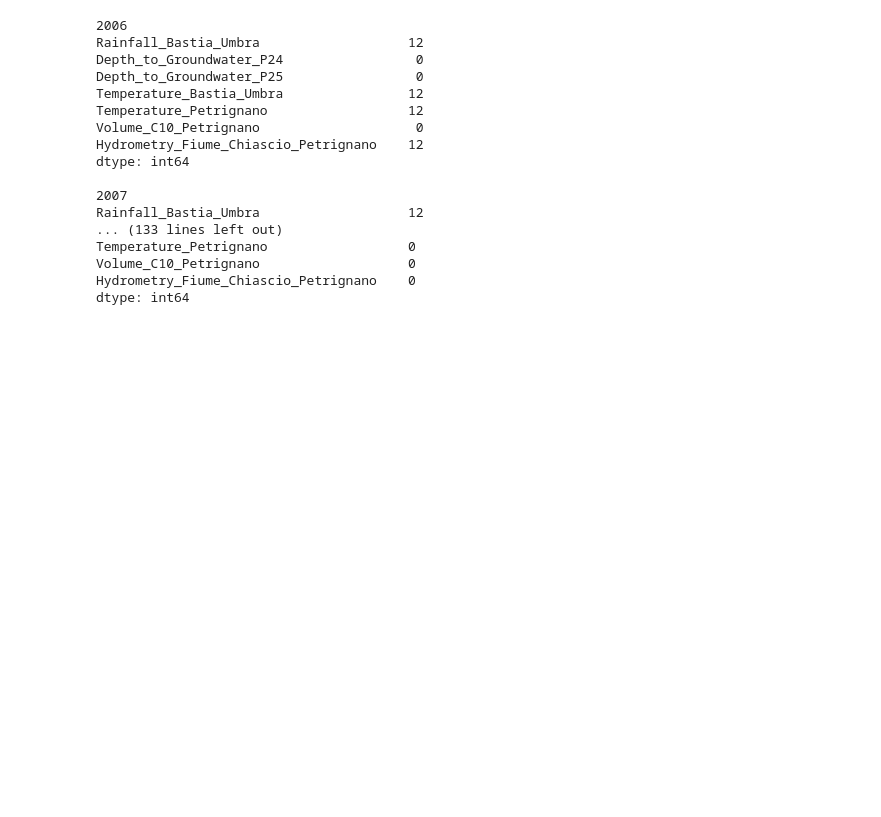
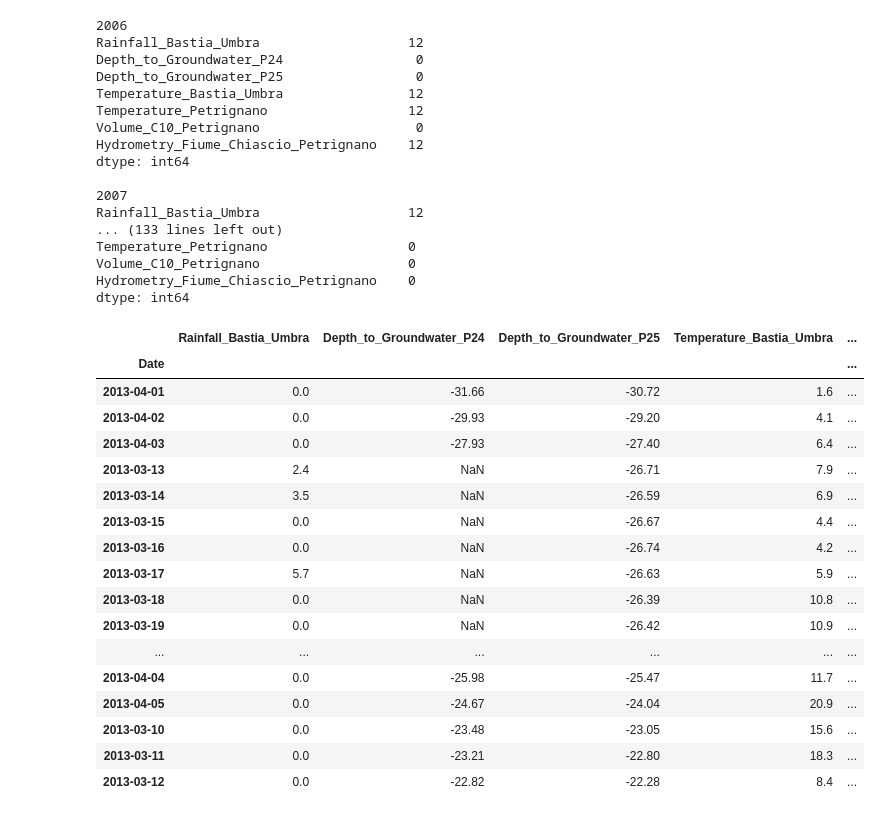
Before and after one commit to datastraine/kaggle, a Jupyter notebook: AceaSmart_Water_Analytics/acea-comp-explore.ipynb, the cells around one changed output. Cells and saved outputs as stored; diff of their text form; code cells hidden in the pictures; blank space fills up the shorter version.

```diff
--- a/AceaSmart_Water_Analytics/acea-comp-explore.ipynb
+++ b/AceaSmart_Water_Analytics/acea-comp-explore.ipynb
@@ -1138,3 +1138,24 @@ Temperature_Petrignano                  0
 Volume_C10_Petrignano                   0
 Hydrometry_Fiume_Chiascio_Petrignano    0
 dtype: int64
+# %%
+Aquifer_Petrignano[(Aquifer_Petrignano.index >= '2013-03-10') & (Aquifer_Petrignano.index <= '2013-04-05')]
+# %% [output]
+|  | Rainfall_Bastia_Umbra | Depth_to_Groundwater_P24 | Depth_to_Groundwater_P25 | Temperature_Bastia_Umbra | ... |
+| Date |  |  |  |  | ... |
+| 2013-04-01 | 0.0 | -31.66 | -30.72 | 1.6 | ... |
+| 2013-04-02 | 0.0 | -29.93 | -29.20 | 4.1 | ... |
+| 2013-04-03 | 0.0 | -27.93 | -27.40 | 6.4 | ... |
+| 2013-03-13 | 2.4 | NaN | -26.71 | 7.9 | ... |
+| 2013-03-14 | 3.5 | NaN | -26.59 | 6.9 | ... |
+| 2013-03-15 | 0.0 | NaN | -26.67 | 4.4 | ... |
+| 2013-03-16 | 0.0 | NaN | -26.74 | 4.2 | ... |
+| 2013-03-17 | 5.7 | NaN | -26.63 | 5.9 | ... |
+| 2013-03-18 | 0.0 | NaN | -26.39 | 10.8 | ... |
+| 2013-03-19 | 0.0 | NaN | -26.42 | 10.9 | ... |
+| ... | ... | ... | ... | ... | ... |
+| 2013-04-04 | 0.0 | -25.98 | -25.47 | 11.7 | ... |
+| 2013-04-05 | 0.0 | -24.67 | -24.04 | 20.9 | ... |
+| 2013-03-10 | 0.0 | -23.48 | -23.05 | 15.6 | ... |
+| 2013-03-11 | 0.0 | -23.21 | -22.80 | 18.3 | ... |
+| 2013-03-12 | 0.0 | -22.82 | -22.28 | 8.4 | ... |
```
Also changed, not shown: parts of 2 cells of this notebook.
